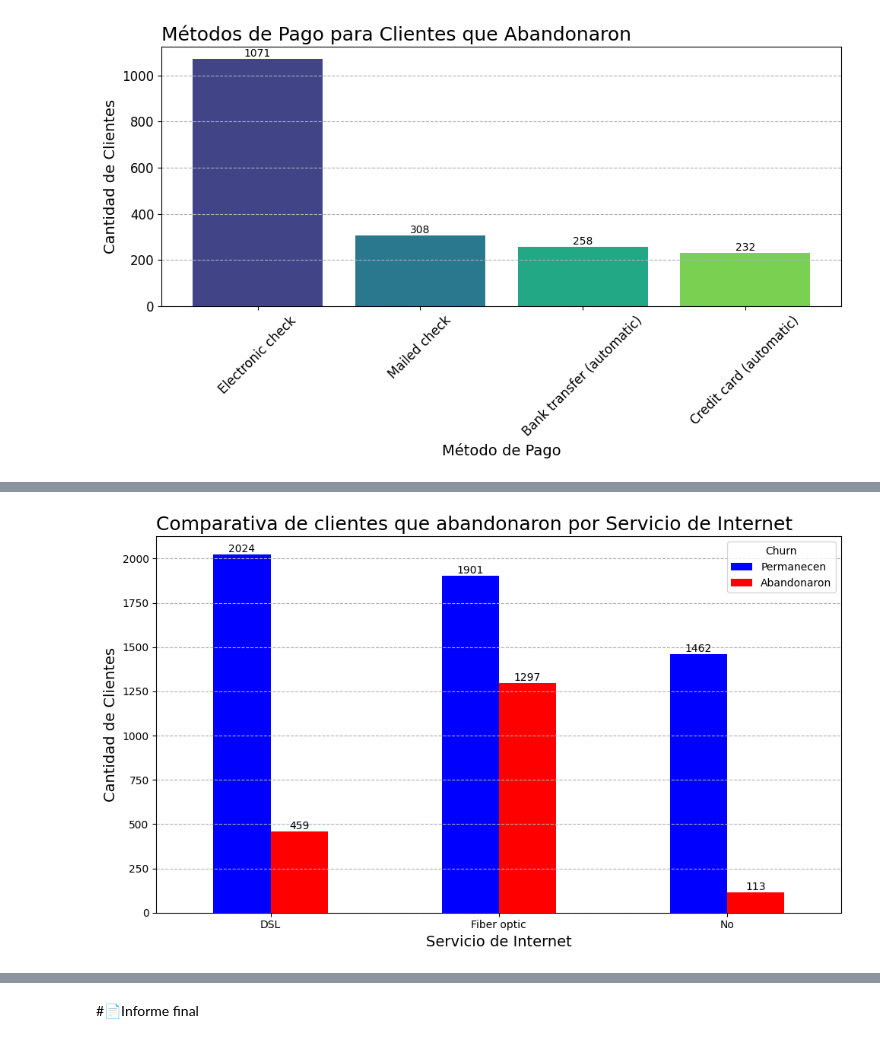
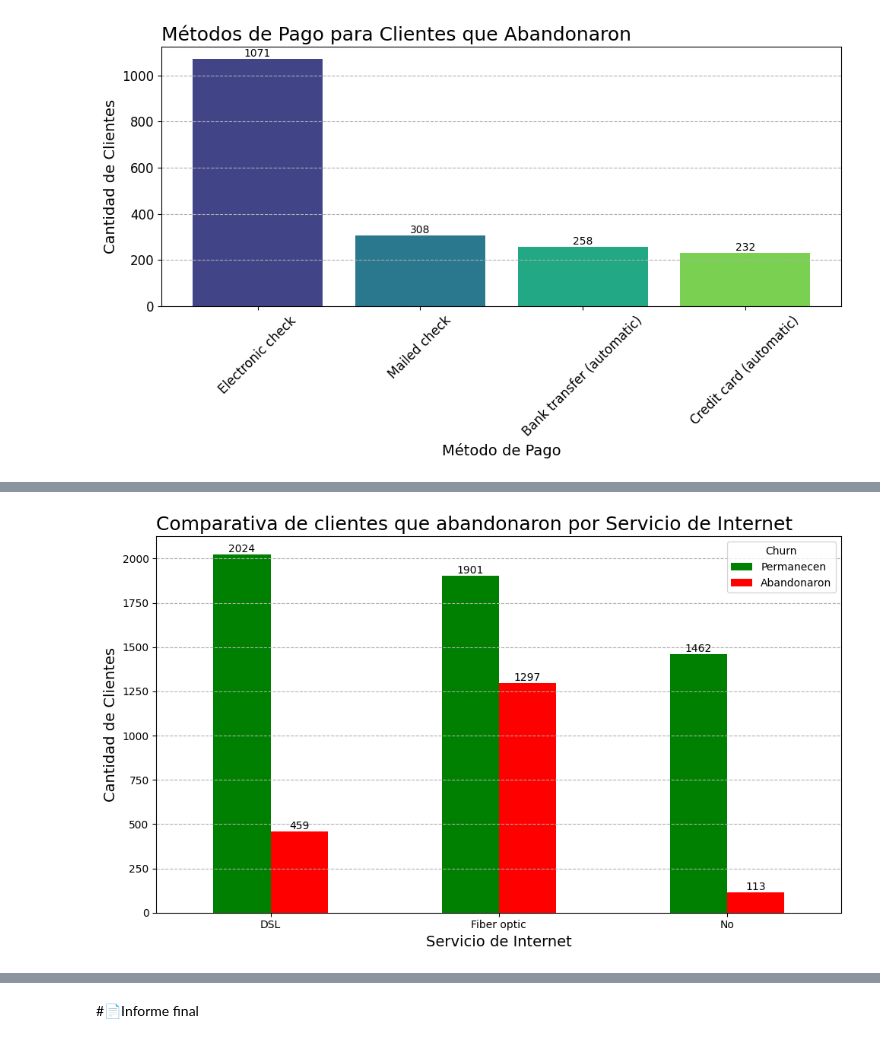
Before and after one commit to AlexTovar31/Challenge_Telecom_X, a Jupyter notebook: TelecomX_LATAM.ipynb, the cells around one changed output, grey strips where cells are left out. Saved outputs shown, nothing was run; the diff lists cells and outputs as text; code cells hidden in the pictures.

```diff
--- a/TelecomX_LATAM.ipynb
+++ b/TelecomX_LATAM.ipynb
@@ -383,3 +387,39 @@ plt.tight_layout()
 plt.show()
 # %% [output]
 [figure]
+# %%
+# prompt: crear grafica de barras de churn que abandonaron con la columna Charges_Monthly
+
+# Filta los clientes que abandonaron
+churned_customers = telecom[telecom['Churn'] == 'Yes'].copy()
+
+# Crea bins para Charges_Monthly
+churned_customers['Charges_Monthly_bins'] = pd.cut(churned_customers['Charges_Monthly'],
+                                                  bins=[0, 20, 40, 60, 80, 100, 120],
+                                                  labels=['0-20', '21-40', '41-60', '61-80', '81-100', '101-120'],
+                                                  right=False)
+
+# Contar la distribución de Charges_Monthly_bins para estos clientes
+monthly_charges_distribution_churned = churned_customers['Charges_Monthly_bins'].value_counts().sort_index()
+
+# Crear el gráfico de barras
+fig, ax = plt.subplots(figsize=(10, 6))
+
+bars = ax.bar(monthly_charges_distribution_churned.index, monthly_charges_distribution_churned.values, color=sns.color_palette("magma", len(monthly_charges_distribution_churned)))
+
+ax.set_title('Distribución de Cargos Mensuales para Clientes que Abandonaron', loc='left', fontsize=18)
+ax.set_xlabel('Cargos Mensuales', fontsize=14)
+ax.set_ylabel('Cantidad de Clientes', fontsize=14)
+ax.tick_params(axis='x', rotation=45, labelsize=12)
+ax.yaxis.set_tick_params(labelsize=12)
+
+# Agregar las etiquetas de valor en las barras
+for bar in bars:
+    yval = bar.get_height()
+    ax.text(bar.get_x() + bar.get_width()/2, yval, int(yval), va='bottom', ha='center', fontsize=10) # va: vertical alignment, ha: horizontal alignment
+
+ax.grid(axis='y', linestyle='--')
+plt.tight_layout()
+
+fig.savefig('monthly_charges_churned.png')
+plt.show()
@@ -386,22 +428,22 @@ plt.show()
 # %%
-# prompt: grafica comparativa entre  columna churn que abandonaron por la columna InternetService
-
 # ##Grafica Comparativa entre columna Churn y columna InternetService
 internet_churn = telecom.groupby(['InternetService', 'Churn']).size().unstack(fill_value=0)
 
-ax = internet_churn.plot(kind='bar', figsize=(10, 6), color=['blue', 'red'])
+ax = internet_churn.plot(kind='bar', figsize=(10, 6), color=['green', 'red'])
 
 ax.set_title('Comparativa de clientes que abandonaron por Servicio de Internet', loc='left', fontsize=18)
 ax.set_xlabel('Servicio de Internet', fontsize=14)
 ax.set_ylabel('Cantidad de Clientes', fontsize=14)
 ax.tick_params(axis='x', rotation=0)
 ax.legend(title='Churn', labels=['Permanecen', 'Abandonaron'])
 
 for container in ax.containers:
     ax.bar_label(container, fmt='%d')
 
 ax.grid(axis='y', linestyle='--')
 plt.tight_layout()
+
+fig.savefig('internet_churn.png')
 plt.show()
 # %% [output]
-[figure, old version]
+[figure, new version]
```
Also changed, not shown: parts of 24 cells of this notebook.
